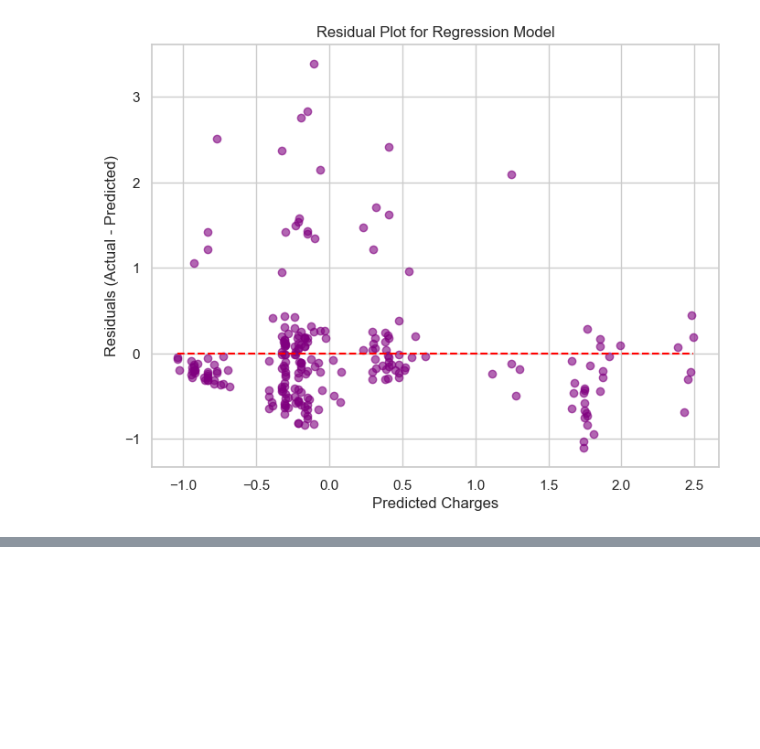
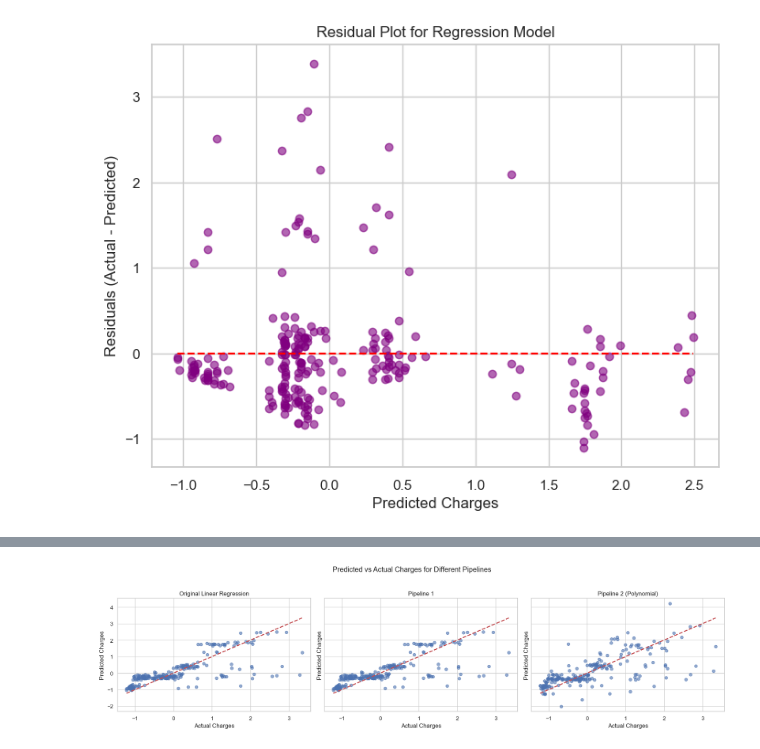
Before and after one commit to LFoster03/ml_regression_foster, a Jupyter notebook: regression_foster.ipynb, the cells around one changed output, grey strips where cells are left out. Drawn from its saved outputs; the diff is of its cells as text; code cells hidden in the pictures; blank space fills up the shorter version.

```diff
--- a/regression_foster.ipynb
+++ b/regression_foster.ipynb
@@ -516,0 +668,22 @@ plt.show()
+# %%
+# Create subplots
+fig, axes = plt.subplots(1, 3, figsize=(18, 5), sharey=True)
+
+pipelines = {
+    'Original Linear Regression': (y_test, y_pred),
+    'Pipeline 1': (y_test, y_pred1),
+    'Pipeline 2 (Polynomial)': (y_test, y_pred2)
+}
+
+for ax, (title, (y_true, y_predicted)) in zip(axes, pipelines.items()):
+    ax.scatter(y_true, y_predicted, alpha=0.6)
+    ax.plot([y_true.min(), y_true.max()], [y_true.min(), y_true.max()], 'r--', lw=2)
+    ax.set_title(title)
+    ax.set_xlabel('Actual Charges')
+    ax.set_ylabel('Predicted Charges')
+
+plt.suptitle("Predicted vs Actual Charges for Different Pipelines")
+plt.tight_layout(rect=[0, 0.03, 1, 0.95])
+plt.show()
+# %% [output]
+[figure, added]
```
Also changed, not shown: parts of 14 cells of this notebook, 3 other files.
